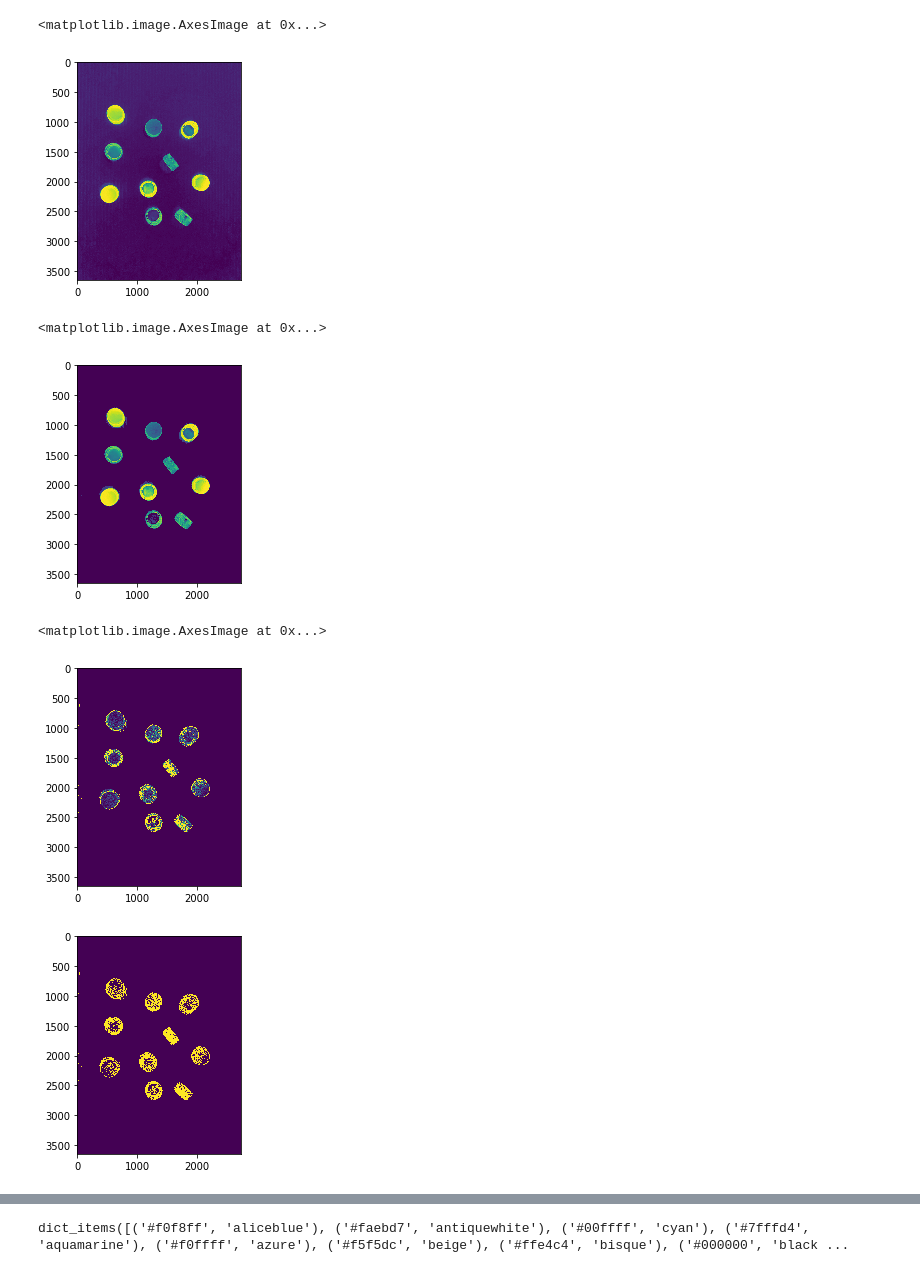
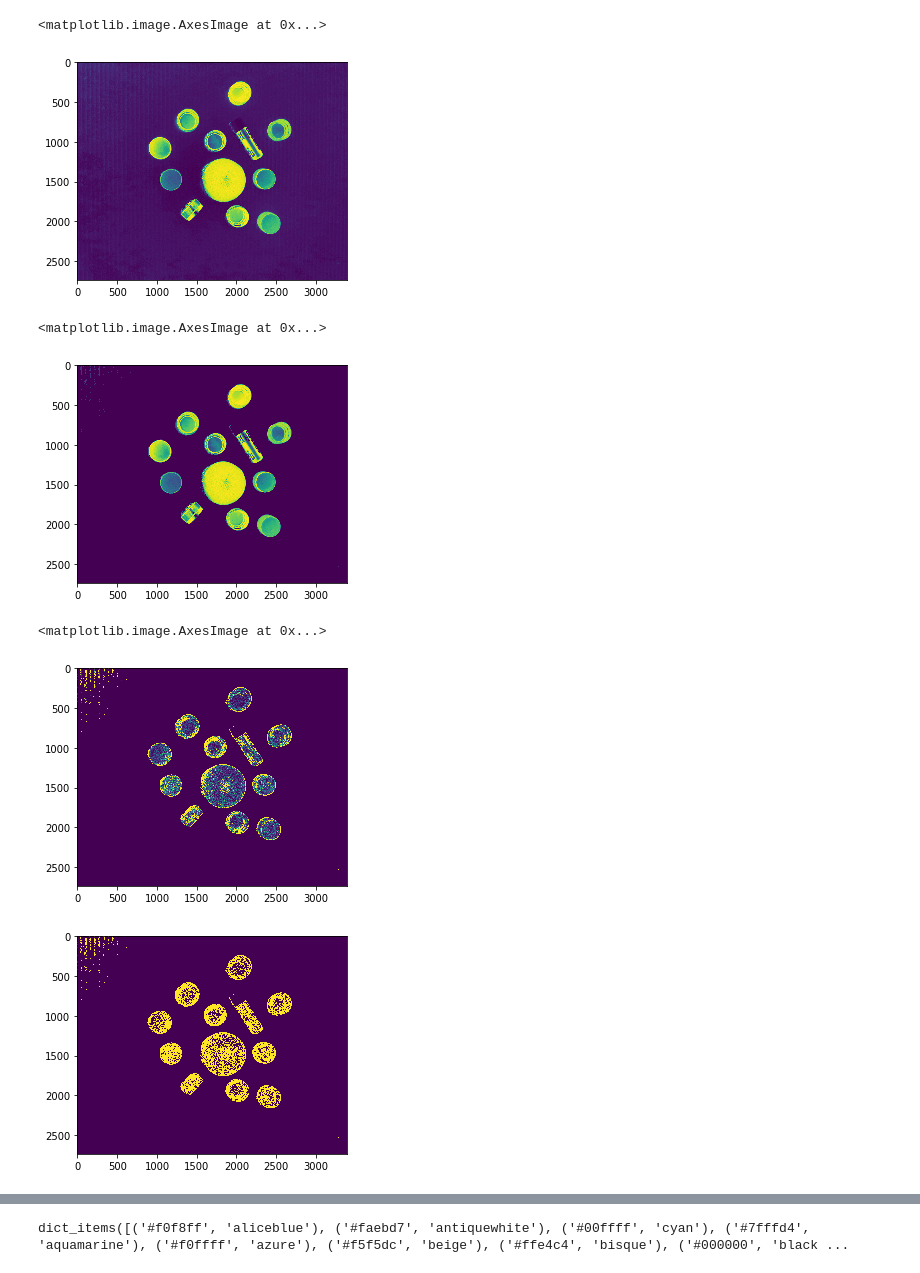
Before and after one commit to zhaoxuyang13/CapDetect, a Jupyter notebook: test(1).ipynb, the cells around one changed output, grey strips where cells are left out. Cells and saved outputs as stored; diff of their text form; code cells hidden in the pictures.

```diff
--- a/test(1).ipynb
+++ b/test(1).ipynb
@@ -63,19 +63,19 @@ def get_colour_name(requested_colour):
         actual_name = None
     return actual_name, closest_name
 # %%
-origin = cv2.imread("./resource/dones/C99D9FABEA5CDC211CE19CD5FF012B46.jpg")
+origin = cv2.imread("./resource/wrongs/QQ20200103-0.jpg")
 # 33D382B156E9A414B80265A42C67FFE2.jpg
 hsv = cv2.cvtColor(origin,cv2.COLOR_BGR2HSV)
 
 # lower_blue = np.array([10,50,50])
 # upper_blue = np.array([180,255,255])
 # mask = cv2.inRange(hsv,lower_blue,upper_blue)
 # img = cv2.resize(mask,(300,300))
 h,s,v = cv2.split(hsv)
 plt.imshow(s)
 # %% [output]
 <matplotlib.image.AxesImage at 0x...>
-[figure, old version]
+[figure, new version]
 # %%
 # gray = cv2.cvtColor(origin, cv2.COLOR_BGR2GRAY)
 # plt.imshow(gray)
@@ -88,7 +88,7 @@ gray = s
 plt.imshow(gray)
 # %% [output]
 <matplotlib.image.AxesImage at 0x...>
-[figure, old version]
+[figure, new version]
 # %%
 gradX = cv2.Sobel(gray, ddepth=cv2.CV_32F, dx=1, dy=0, ksize=-1)
 gradY = cv2.Sobel(gray, ddepth=cv2.CV_32F, dx=0, dy=1, ksize=-1)
@@ -99,7 +99,7 @@ gradient = cv2.convertScaleAbs(gradient)
 plt.imshow(gradient)
 # %% [output]
 <matplotlib.image.AxesImage at 0x...>
-[figure, old version]
+[figure, new version]
 # %%
 # blurred = cv2.medianBlur(gradient, 9)
 # plt.imshow(blurred)
@@ -110,7 +110,7 @@ plt.imshow(thresh)
 kernel = cv2.getStructuringElement(cv2.MORPH_RECT, (9, 9))
 thresh = cv2.morphologyEx(thresh, cv2.MORPH_CLOSE, kernel)
 # %% [output]
-[figure, old version]
+[figure, new version]
 # %%
 kernel = cv2.getStructuringElement(cv2.MORPH_RECT, (7, 7))
 #  7,7
```
Also changed, not shown: parts of 7 cells of this notebook, 2 other files.
